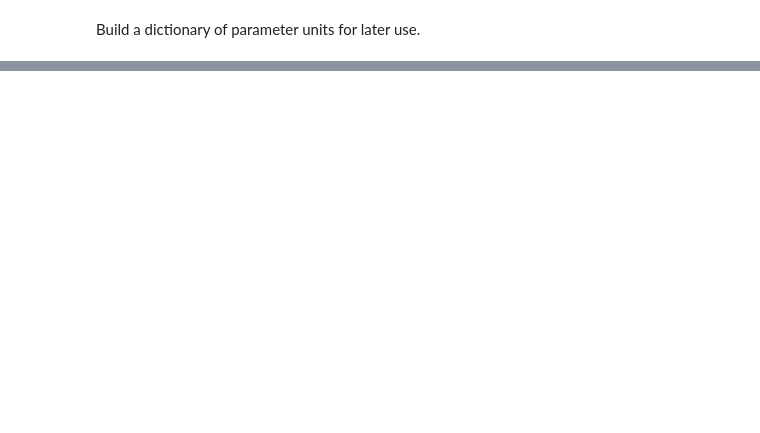
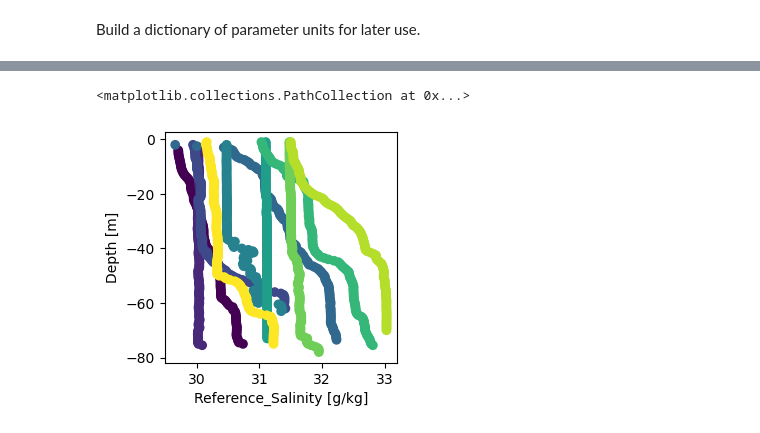
Before and after one commit to SASlabgroup/CEWA590-starter-codes, a Jupyter notebook: ctd/ctd_starter_code.ipynb, the cells around one changed output, grey strips where cells are left out. Cells and saved outputs as stored; diff of their text form; code cells hidden in the pictures; blank space fills up the shorter version.

```diff
--- a/ctd/ctd_starter_code.ipynb
+++ b/ctd/ctd_starter_code.ipynb
@@ -552,0 +170,7 @@ df.pivot(index='foo', columns='bar', values='baz')
+# %%
+ctd_pivot['Reference_Salinity'] = gsw.SR_from_SP(SP=ctd_pivot["Salinity"])
+
+# Update units dictionary
+parameter_units['Reference_Salinity'] = 'g/kg'
+
+ctd_pivot
@@ -552,0 +192,6 @@ df.pivot(index='foo', columns='bar', values='baz')
+# %%
+fig, ax = plt.subplots(figsize =(3,3))
+plot_depth_profile_by_month(ctd_pivot['Reference_Salinity'], ax=ax)
+# %% [output]
+<matplotlib.collections.PathCollection at 0x...>
+[figure, added]
```
Also changed, not shown: parts of 61 cells of this notebook.
